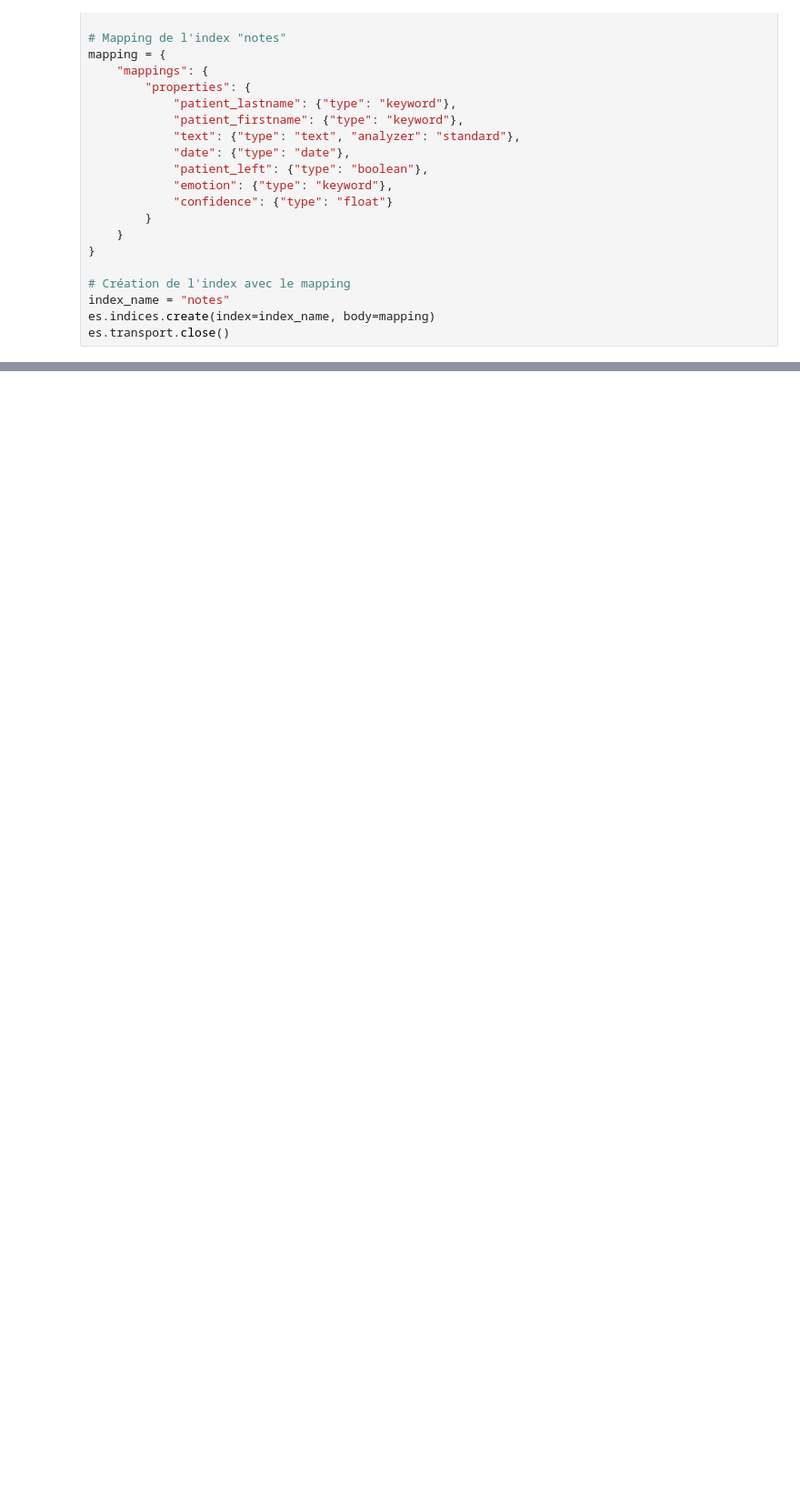
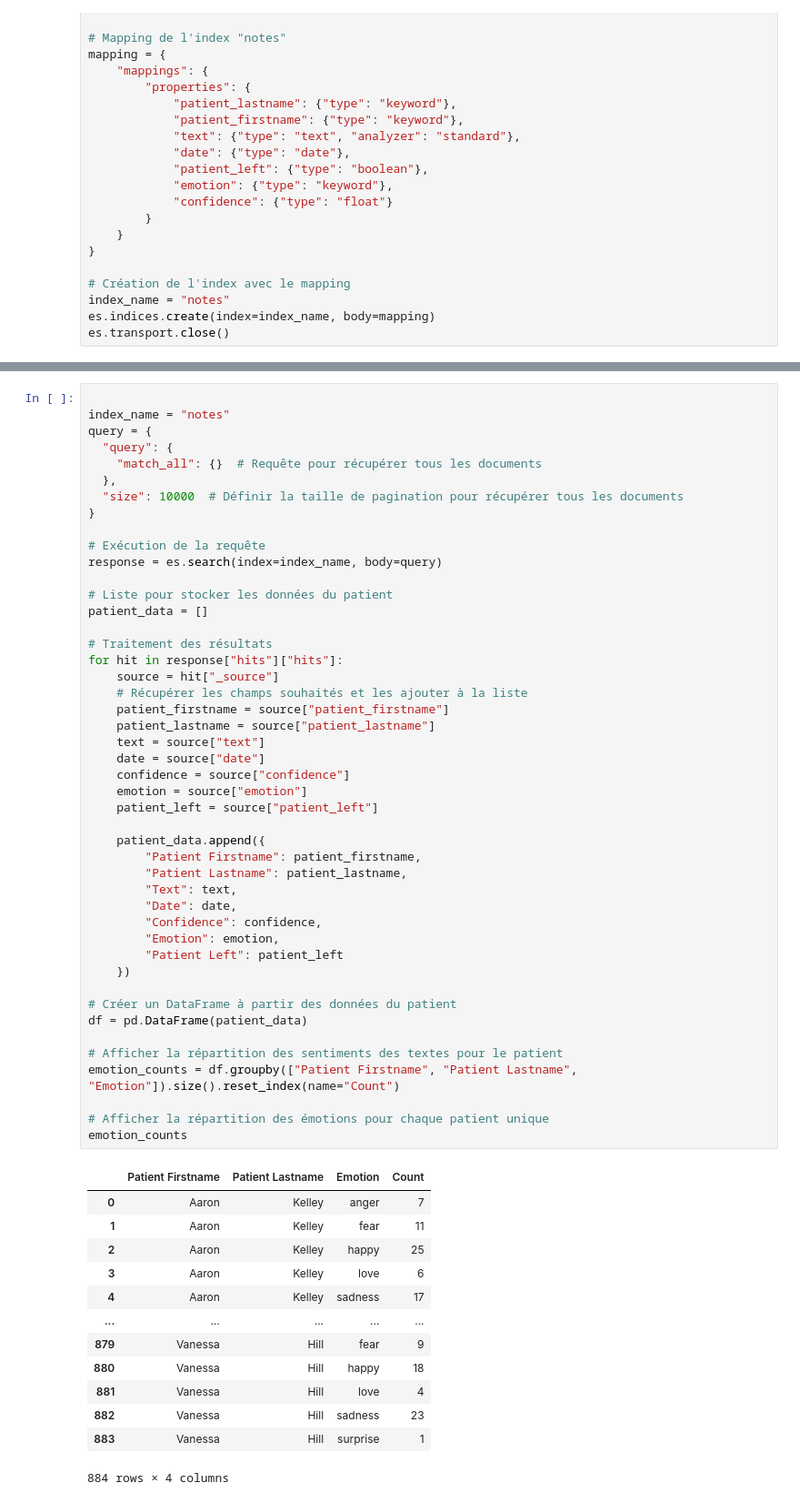
Before and after one commit to Evgeni1494/NLP_Psy, a Jupyter notebook: Partie2.ipynb, the cells around one changed output, grey strips where cells are left out. Shown at 91% size. Cells and saved outputs as stored; diff of their text form; blank space fills up the shorter version.

```diff
--- a/Partie2.ipynb
+++ b/Partie2.ipynb
@@ -112,0 +177,60 @@ ApiError: ApiError(429, 'cluster_block_exception', 'index [notes2] blocked by: [
+# %%
+
+index_name = "notes"
+query = {
+  "query": {
+    "match_all": {}  # Requête pour récupérer tous les documents
+  },
+  "size": 10000  # Définir la taille de pagination pour récupérer tous les documents
+}
+
+# Exécution de la requête
+response = es.search(index=index_name, body=query)
+
+# Liste pour stocker les données du patient
+patient_data = []
+
+# Traitement des résultats
+for hit in response["hits"]["hits"]:
+    source = hit["_source"]
+    # Récupérer les champs souhaités et les ajouter à la liste
+    patient_firstname = source["patient_firstname"]
+    patient_lastname = source["patient_lastname"]
+    text = source["text"]
+    date = source["date"]
+    confidence = source["confidence"]
+    emotion = source["emotion"]
+    patient_left = source["patient_left"]
+
+    patient_data.append({
+        "Patient Firstname": patient_firstname,
+        "Patient Lastname": patient_lastname,
+        "Text": text,
+        "Date": date,
+        "Confidence": confidence,
+        "Emotion": emotion,
+        "Patient Left": patient_left
+    })
+
+# Créer un DataFrame à partir des données du patient
+df = pd.DataFrame(patient_data)
+
+# Afficher la répartition des sentiments des textes pour le patient
+emotion_counts = df.groupby(["Patient Firstname", "Patient Lastname", "Emotion"]).size().reset_index(name="Count")
+
+# Afficher la répartition des émotions pour chaque patient unique
+emotion_counts
+# %% [output]
+|  | Patient Firstname | Patient Lastname | Emotion | Count |
+| 0 | Aaron | Kelley | anger | 7 |
+| 1 | Aaron | Kelley | fear | 11 |
+| 2 | Aaron | Kelley | happy | 25 |
+| 3 | Aaron | Kelley | love | 6 |
+| 4 | Aaron | Kelley | sadness | 17 |
+| ... | ... | ... | ... | ... |
+| 879 | Vanessa | Hill | fear | 9 |
+| 880 | Vanessa | Hill | happy | 18 |
+| 881 | Vanessa | Hill | love | 4 |
+| 882 | Vanessa | Hill | sadness | 23 |
+| 883 | Vanessa | Hill | surprise | 1 |
+884 rows × 4 columns
```
Also changed, not shown: parts of 20 cells of this notebook, 3 other files.
